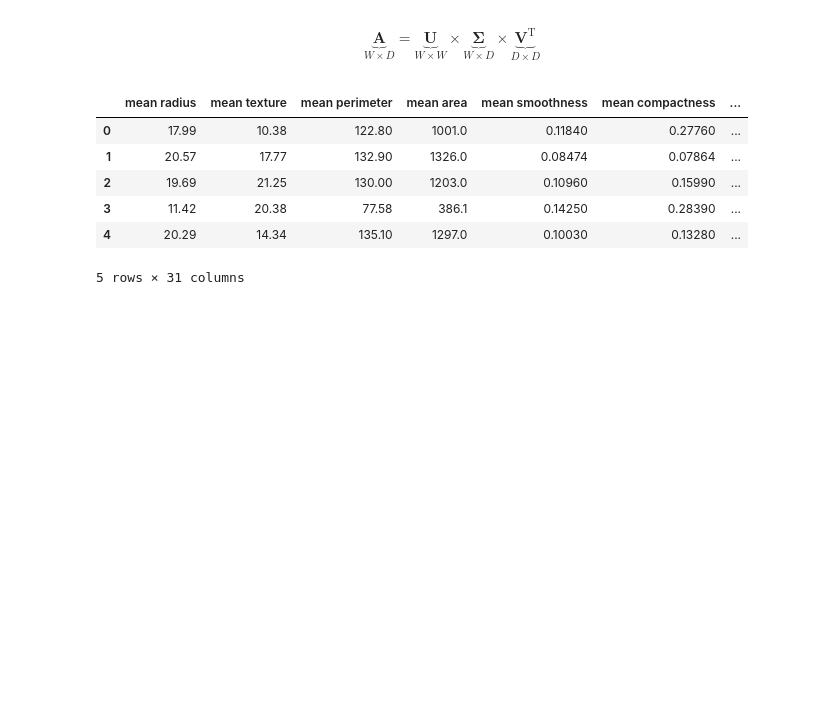
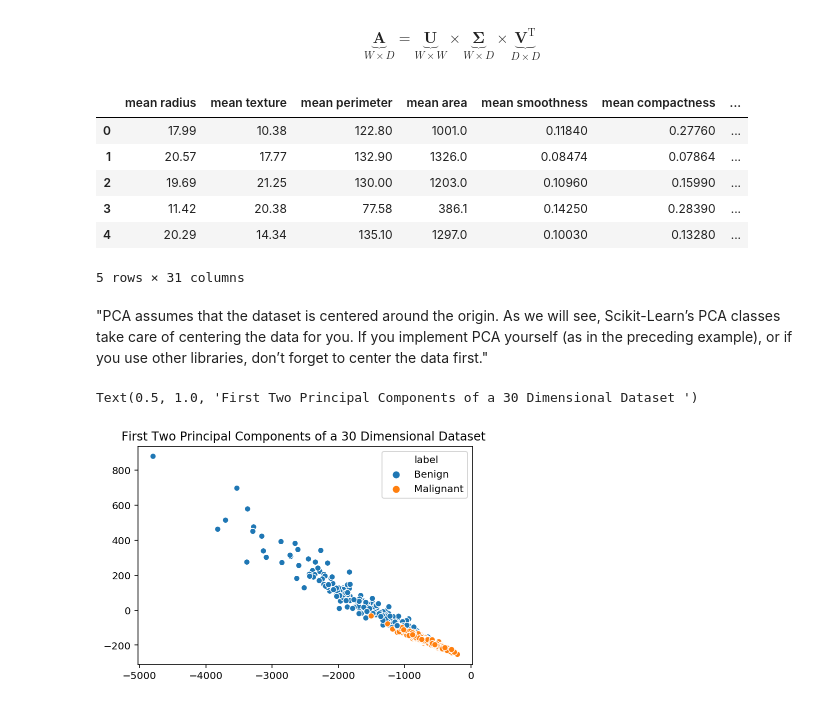
Before and after one commit to uGokalp/HisarAI, a Jupyter notebook: DataScience/DimensionalityReduction.ipynb, the cells around one changed output. Cells and saved outputs as stored; diff of their text form; code cells hidden in the pictures; blank space fills up the shorter version.

```diff
--- a/DataScience/DimensionalityReduction.ipynb
+++ b/DataScience/DimensionalityReduction.ipynb
@@ -28,10 +26,21 @@ data.head()
 | 3 | 11.42 | 20.38 | 77.58 | 386.1 | 0.14250 | 0.28390 | ... |
 | 4 | 20.29 | 14.34 | 135.10 | 1297.0 | 0.10030 | 0.13280 | ... |
 5 rows × 31 columns
+# %% [markdown]
+"PCA assumes that the dataset is centered around the origin. As we will see, Scikit-Learn’s PCA classes take care of centering the data for you. If you implement PCA yourself (as in the preceding example), or if you use other libraries, don’t forget to center the data first."
 # %%
 def compute_svd(data):
     val = data.drop("label",axis=1).values
+    val = val - val.mean()
     U, sigma, V = np.linalg.svd(val,full_matrices=False)
-    return np.dot(U, np.diag(sigma))[:,:2]
+    return val.dot(V.T[:,:2])
 # %%
 dim2 = compute_svd(data)
+# %%
+sns.scatterplot(dim2[:,0],dim2[:,1],hue = data.label.map({1:"Malignant", 0:"Benign"}))
+plt.title("First Two Principal Components of a 30 Dimensional Dataset ")
+# plt.ylim(-600, 800)
+# plt.xlim(-1000, 4000)
+# %% [output]
+Text(0.5, 1.0, 'First Two Principal Components of a 30 Dimensional Dataset ')
+[figure, added]
```
Also changed, not shown: parts of 8 cells of this notebook, 11 other files.
